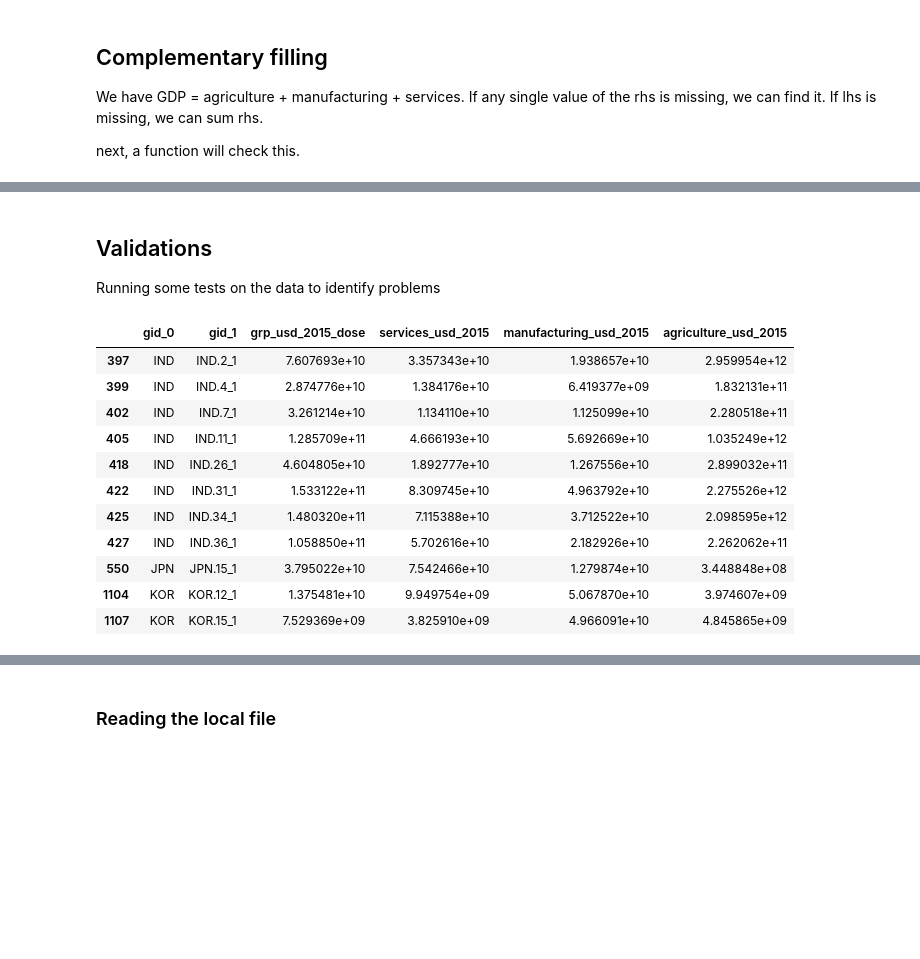
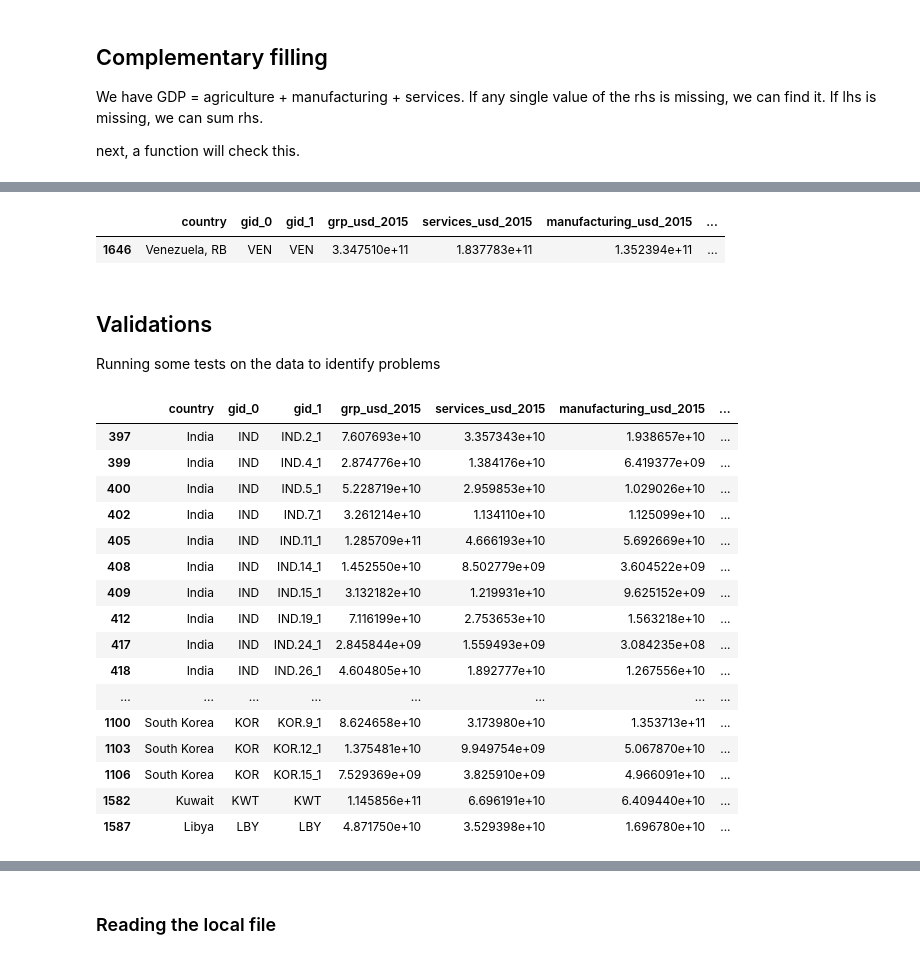
Before and after one commit to nismod/global-econ-data, a Jupyter notebook: notebooks/missing_countries.ipynb, the cells around one changed output, grey strips where cells are left out. Drawn from its saved outputs; the diff is of its cells as text; code cells hidden in the pictures; blank space fills up the shorter version.

Commit message:
notebook with geometries geometry for dose-wdi

```diff
--- a/notebooks/missing_countries.ipynb
+++ b/notebooks/missing_countries.ipynb
@@ -874,6 +1041,6 @@ dose_light_combined.tail(3)
 # %%
-missing_agriculture = dose_light_combined[dose_light_combined["agriculture_usd_2015"].isna()].index
-missing_services = dose_light_combined[dose_light_combined["services_usd_2015"].isna()].index
-missing_manufacturing = dose_light_combined[dose_light_combined["manufacturing_usd_2015"].isna()].index
+missing_agriculture = dose_light[dose_light["agriculture_usd_2015"].isna()].index
+missing_services = dose_light[dose_light["services_usd_2015"].isna()].index
+missing_manufacturing = dose_light[dose_light["manufacturing_usd_2015"].isna()].index
 
-missing_grp = dose_light_combined[dose_light_combined["grp_usd_2015_dose"].isna()].index
+missing_grp = dose_light[dose_light["grp_usd_2015"].isna()].index
@@ -884,8 +1054,8 @@ Index([865, 1206], dtype='int64')
 # %%
-dose_light_combined.loc[missing_agriculture,"agriculture_usd_2015"] = dose_light_combined.loc[missing_agriculture,"agriculture_frac"]*dose_light_combined.loc[missing_agriculture,"grp_usd_2015_dose"]
+dose_light.loc[missing_agriculture,"agriculture_usd_2015"] = dose_light.loc[missing_agriculture,"agriculture_frac"]*dose_light.loc[missing_agriculture,"grp_usd_2015"]
 
-dose_light_combined.loc[missing_manufacturing,"manufacturing_usd_2015"] = dose_light_combined.loc[missing_manufacturing,"manufacturing_frac"]*dose_light_combined.loc[missing_manufacturing,"grp_usd_2015_dose"]
+dose_light.loc[missing_manufacturing,"manufacturing_usd_2015"] = dose_light.loc[missing_manufacturing,"manufacturing_frac"]*dose_light.loc[missing_manufacturing,"grp_usd_2015"]
 
-dose_light_combined.loc[missing_services,"services_usd_2015"] = dose_light_combined.loc[missing_services,"services_frac"]*dose_light_combined.loc[missing_services,"grp_usd_2015_dose"]
+dose_light.loc[missing_services,"services_usd_2015"] = dose_light.loc[missing_services,"services_frac"]*dose_light.loc[missing_services,"grp_usd_2015"]
 
-# dose_light_combined.loc[missing_grp,"grp_usd_2015"] = dose_light_combined.loc[missing_services,"grp_usd_2015_"]
+# dose_light.loc[missing_grp,"grp_usd_2015"] = dose_light.loc[missing_services,"grp_usd_2015_"]
@@ -898,4 +1078,4 @@ dose_light_combined.iloc[missing_grp]
 # %%
-dose_light_combined = dose_light_combined.drop(columns=["country_code","country",*[x for x in dose_light_combined.columns if re.search(string = x,pattern="(_frac)|(_2015_wdi)")]])
+dose_light = dose_light.drop(columns=["country_code",*[x for x in dose_light.columns if re.search(string = x,pattern="(_frac)|(_2015_wdi)")]])
 # %%
 # still some NAs
@@ -990,3 +1206,4 @@ dose_light_combined[dose_light_combined.isna().any(axis=1)]
 # %%
 # writing back the modified data set into the original one. this can be avoided and all the operations can be done on the original one right away once the workflow is good.
-dose_light_combined = dose_light_combined.dropna(subset=["grp_usd_2015_dose","services_usd_2015","manufacturing_usd_2015","agriculture_usd_2015"],axis=0,how="all")
+dose_light_combined.dropna(subset=["grp_usd_2015","services_usd_2015","manufacturing_usd_2015","agriculture_usd_2015"],axis=0,how="all",inplace=True)
+dose_light_combined.reset_index(inplace=True,drop=True)
@@ -993,18 +1226,28 @@ dose_light_combined = dose_light_combined.dropna(subset=["grp_usd_2015_dose","se
+# %%
+dose_light_combined[dose_light_combined.gid_0=="VEN"]
+# %% [output]
+|  | country | gid_0 | gid_1 | grp_usd_2015 | services_usd_2015 | manufacturing_usd_2015 | ... |
+| 1646 | Venezuela, RB | VEN | VEN | 3.347510e+11 | 1.837783e+11 | 1.352394e+11 | ... |
 # %% [markdown]
 ## Validations
 Running some tests on the data to identify problems
 # %%
-dose_light_combined[np.abs((dose_light_combined["grp_usd_2015_dose"]-dose_light_combined["manufacturing_usd_2015"]-dose_light_combined["services_usd_2015"]-dose_light_combined["agriculture_usd_2015"])/dose_light_combined["grp_usd_2015_dose"])>1.1]
+dose_light_combined[((dose_light_combined["manufacturing_usd_2015"]+dose_light_combined["services_usd_2015"]+dose_light_combined["agriculture_usd_2015"])/dose_light_combined["grp_usd_2015"])>1.1]
 # %% [output]
-|  | gid_0 | gid_1 | grp_usd_2015_dose | services_usd_2015 | manufacturing_usd_2015 | agriculture_usd_2015 |
-| 397 | IND | IND.2_1 | 7.607693e+10 | 3.357343e+10 | 1.938657e+10 | 2.959954e+12 |
-| 399 | IND | IND.4_1 | 2.874776e+10 | 1.384176e+10 | 6.419377e+09 | 1.832131e+11 |
-| 402 | IND | IND.7_1 | 3.261214e+10 | 1.134110e+10 | 1.125099e+10 | 2.280518e+11 |
-| 405 | IND | IND.11_1 | 1.285709e+11 | 4.666193e+10 | 5.692669e+10 | 1.035249e+12 |
-| 418 | IND | IND.26_1 | 4.604805e+10 | 1.892777e+10 | 1.267556e+10 | 2.899032e+11 |
-| 422 | IND | IND.31_1 | 1.533122e+11 | 8.309745e+10 | 4.963792e+10 | 2.275526e+12 |
-| 425 | IND | IND.34_1 | 1.480320e+11 | 7.115388e+10 | 3.712522e+10 | 2.098595e+12 |
-| 427 | IND | IND.36_1 | 1.058850e+11 | 5.702616e+10 | 2.182926e+10 | 2.262062e+11 |
-| 550 | JPN | JPN.15_1 | 3.795022e+10 | 7.542466e+10 | 1.279874e+10 | 3.448848e+08 |
-| 1104 | KOR | KOR.12_1 | 1.375481e+10 | 9.949754e+09 | 5.067870e+10 | 3.974607e+09 |
-| 1107 | KOR | KOR.15_1 | 7.529369e+09 | 3.825910e+09 | 4.966091e+10 | 4.845865e+09 |
+|  | country | gid_0 | gid_1 | grp_usd_2015 | services_usd_2015 | manufacturing_usd_2015 | ... |
+| 397 | India | IND | IND.2_1 | 7.607693e+10 | 3.357343e+10 | 1.938657e+10 | ... |
+| 399 | India | IND | IND.4_1 | 2.874776e+10 | 1.384176e+10 | 6.419377e+09 | ... |
+| 400 | India | IND | IND.5_1 | 5.228719e+10 | 2.959853e+10 | 1.029026e+10 | ... |
+| 402 | India | IND | IND.7_1 | 3.261214e+10 | 1.134110e+10 | 1.125099e+10 | ... |
+| 405 | India | IND | IND.11_1 | 1.285709e+11 | 4.666193e+10 | 5.692669e+10 | ... |
+| 408 | India | IND | IND.14_1 | 1.452550e+10 | 8.502779e+09 | 3.604522e+09 | ... |
+| 409 | India | IND | IND.15_1 | 3.132182e+10 | 1.219931e+10 | 9.625152e+09 | ... |
+| 412 | India | IND | IND.19_1 | 7.116199e+10 | 2.753653e+10 | 1.563218e+10 | ... |
+| 417 | India | IND | IND.24_1 | 2.845844e+09 | 1.559493e+09 | 3.084235e+08 | ... |
+| 418 | India | IND | IND.26_1 | 4.604805e+10 | 1.892777e+10 | 1.267556e+10 | ... |
+| ... | ... | ... | ... | ... | ... | ... | ... |
+| 1100 | South Korea | KOR | KOR.9_1 | 8.624658e+10 | 3.173980e+10 | 1.353713e+11 | ... |
+| 1103 | South Korea | KOR | KOR.12_1 | 1.375481e+10 | 9.949754e+09 | 5.067870e+10 | ... |
+| 1106 | South Korea | KOR | KOR.15_1 | 7.529369e+09 | 3.825910e+09 | 4.966091e+10 | ... |
+| 1582 | Kuwait | KWT | KWT | 1.145856e+11 | 6.696191e+10 | 6.409440e+10 | ... |
+| 1587 | Libya | LBY | LBY | 4.871750e+10 | 3.529398e+10 | 1.696780e+10 | ... |
```
Also changed, not shown: parts of 108 cells of this notebook, 3 other files.
